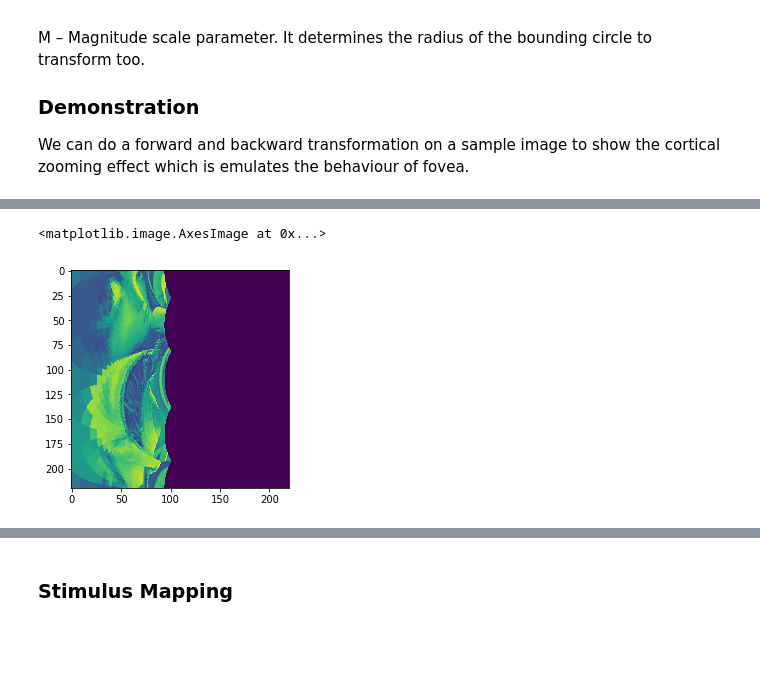
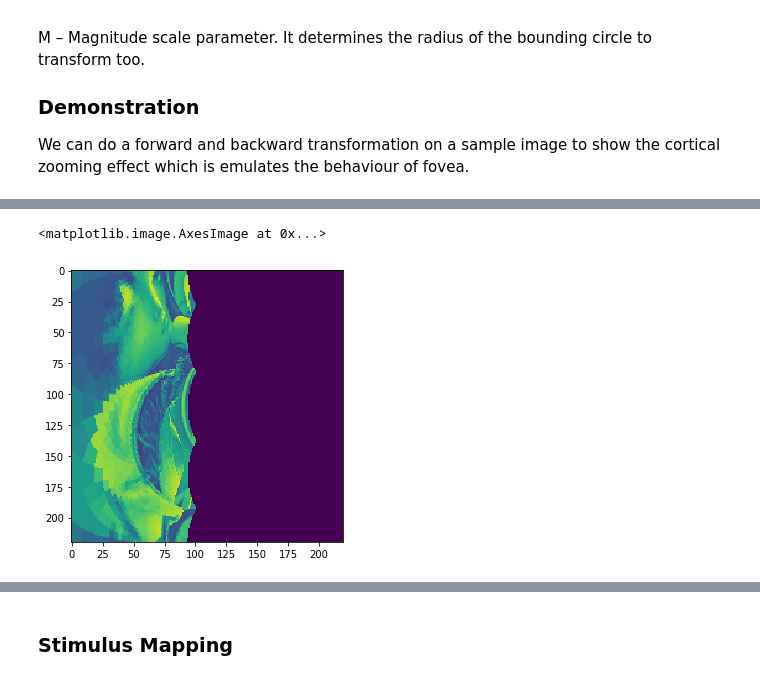
Before and after one commit to arash-ash/PRF-Estimation, a Jupyter notebook: notebook.ipynb, the cells around one changed output, grey strips where cells are left out. Saved outputs shown, nothing was run; the diff lists cells and outputs as text; code cells hidden in the pictures; blank space fills up the shorter version.

```diff
--- a/notebook.ipynb
+++ b/notebook.ipynb
@@ -10,6 +10,7 @@ from IPython.display import HTML
 import base64
 import cv2 as cv
 from skimage.transform import resize
+figSize = 5
 # %% [markdown]
 # Population Receptive Field Estimation Technique Simulation
 
@@ -120,11 +122,12 @@ plt.imshow(img_test)
 # %%
 M = 20
+fig = plt.figure(figsize=(figSize, figSize))
 center = (img_test.shape[0]/2, img_test.shape[1]/2)
 
 warped_img = cv.logPolar(img_test, center, M, cv.WARP_FILL_OUTLIERS)
 back_img = cv.logPolar(warped_img, center, M, cv.WARP_INVERSE_MAP + cv.WARP_FILL_OUTLIERS)
 
 plt.imshow(warped_img)
 # %% [output]
 <matplotlib.image.AxesImage at 0x...>
-[figure, old version]
+[figure, new version]
```
Also changed, not shown: parts of 36 cells of this notebook, 4 other files.
